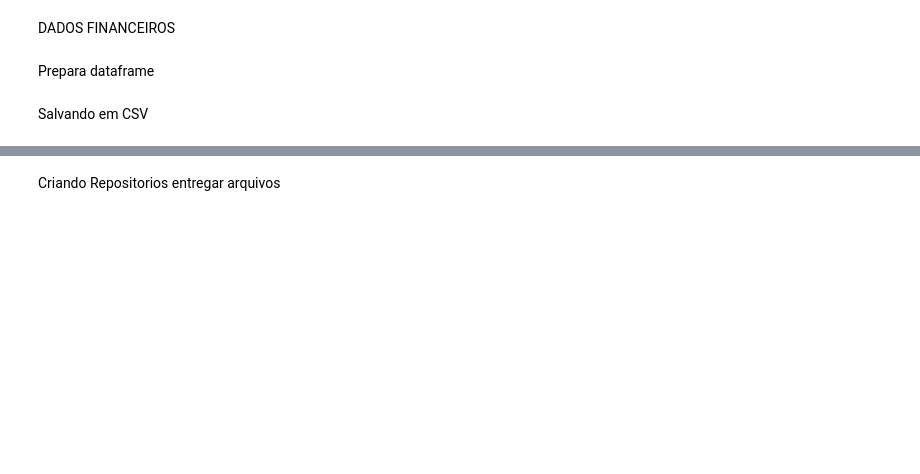
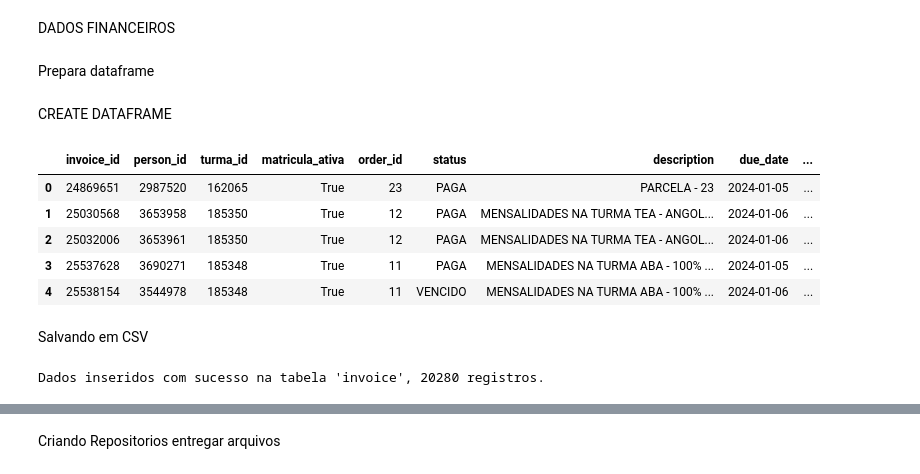
Before and after one commit to victorpauloti/extract_data_proesc, a Jupyter notebook: notebook/explorer.ipynb, the cells around one changed output, grey strips where cells are left out. Saved outputs shown, nothing was run; the diff lists cells and outputs as text; code cells hidden in the pictures; blank space fills up the shorter version.

```diff
--- a/notebook/explorer.ipynb
+++ b/notebook/explorer.ipynb
@@ -40,13 +40,13 @@ api_base_url = "https://api.proesc.com/api/v2/invoices"
 headers = { "x-proesc-waf": os.getenv("PROESC_WAF"), "Authorization": f"Bearer {os.getenv('PROESC_TOKEN')}"}
 
 page_invoice_list = [] # armazenar paginas em lista
-years   = [2025,2026]          # ou [2024, 2025, 2026] …
+years   = [2024,2025,2026]          # ou [2024, 2025, 2026] …
 months = range(1,13) # ou [9,10,11] lista
 #total_pages_num =  ultima_pagina
 
 for ano in years:
     for mes in months:
-        for page_num in range(1, ultima_pagina + 1):  # de 1 até total_pages_num
+        for page_num in range(1, 45 + 1):  # de 1 até total_pages_num
 
             params = { "expiration_year": ano,
                     "expiration_month": f"{mes:02}",
@@ -224,16 +235,16 @@ DADOS FINANCEIROS
 # %%
 #quantidade de invocies na busca realizada
 
-quant_invoice = []
-# quantidade de invocies na pagina 1 da lista
-for invoice_per_page_1 in page_invoice_list:
-    #print(invoice_per_page_1)
-    for financial_data in invoice_per_page_1['data']:
-        financial_data['invoice_id']
+# quant_invoice = []
+# # quantidade de invocies na pagina 1 da lista
+# for invoice_per_page_1 in page_invoice_list:
+#     #print(invoice_per_page_1)
+#     for financial_data in invoice_per_page_1['data']:
+#         financial_data['invoice_id']
 
-        quant_invoice.append(financial_data['invoice_id'])
-print('---')
-print('total de invoices',len(quant_invoice))
+#         quant_invoice.append(financial_data['invoice_id'])
+# print('---')
+# print('total de invoices',len(quant_invoice))
 # %% [markdown]
 Prepara dataframe
 # %%
@@ -281,22 +295,33 @@ for invoice_per_page in page_invoice_list:
+# %% [markdown]
+CREATE DATAFRAME
 # %%
 import pandas as pd
 # Definir o DataFrame vazio
 data_finan = pd.DataFrame()
 # Adicionar as colunas ao DataFrame
 data_finan['invoice_id'] = invoice_id
 data_finan['person_id'] = person_id
 data_finan['turma_id'] = matricula_turma
 data_finan['matricula_ativa'] = matricula_ativa
 data_finan['order_id'] = order
 data_finan['status'] = status_api
 data_finan['description'] = description
 data_finan['due_date'] = due_date
 data_finan['payment_date'] = payment_date
 data_finan['barcode_line'] = barcode_line
 data_finan['pix_text'] = pix_text
+data_finan['external_gateway_url'] = external_gateway_url
 data_finan['value'] = value
+data_finan['value_pay'] = value_pay
 
-data_finan
+data_finan.head()
+# %% [output]
+|  | invoice_id | person_id | turma_id | matricula_ativa | order_id | status | description | due_date | ... |
+| 0 | 24869651 | 2987520 | 162065 | True | 23 | PAGA | PARCELA - 23 | 2024-01-05 | ... |
+| 1 | 25030568 | 3653958 | 185350 | True | 12 | PAGA | MENSALIDADES NA TURMA TEA - ANGOL... | 2024-01-06 | ... |
+| 2 | 25032006 | 3653961 | 185350 | True | 12 | PAGA | MENSALIDADES NA TURMA TEA - ANGOL... | 2024-01-06 | ... |
+| 3 | 25537628 | 3690271 | 185348 | True | 11 | PAGA | MENSALIDADES NA TURMA ABA - 100% ... | 2024-01-05 | ... |
+| 4 | 25538154 | 3544978 | 185348 | True | 11 | VENCIDO | MENSALIDADES NA TURMA ABA - 100% ... | 2024-01-06 | ... |
 # %% [markdown]
 Salvando em CSV
 # %%
@@ -304,10 +329,12 @@ data_finan.to_csv('data_finan.csv', index=False)
 # %%
 from sqlalchemy import create_engine
 
-engine = create_engine(os.getenv('DEV_DATABASE_URI'))
+#engine = create_engine(os.getenv('DEV_DATABASE_URI'))
 # HOM
-#engine = create_engine(os.getenv('HOM_DATABASE_URI'))
+engine = create_engine(os.getenv('HOM_DATABASE_URI'))
 
 data_finan.to_sql(name='invoice', con=engine, if_exists='replace',  index=False)
-print(f"Dados inseridos com sucesso na tabela 'invoice', {len(data_person)} registros.")
+print(f"Dados inseridos com sucesso na tabela 'invoice', {len(data_finan)} registros.")
+# %% [output]
+Dados inseridos com sucesso na tabela 'invoice', 20280 registros.
 # %%
```
Also changed, not shown: parts of 13 cells of this notebook, 1 other file.
